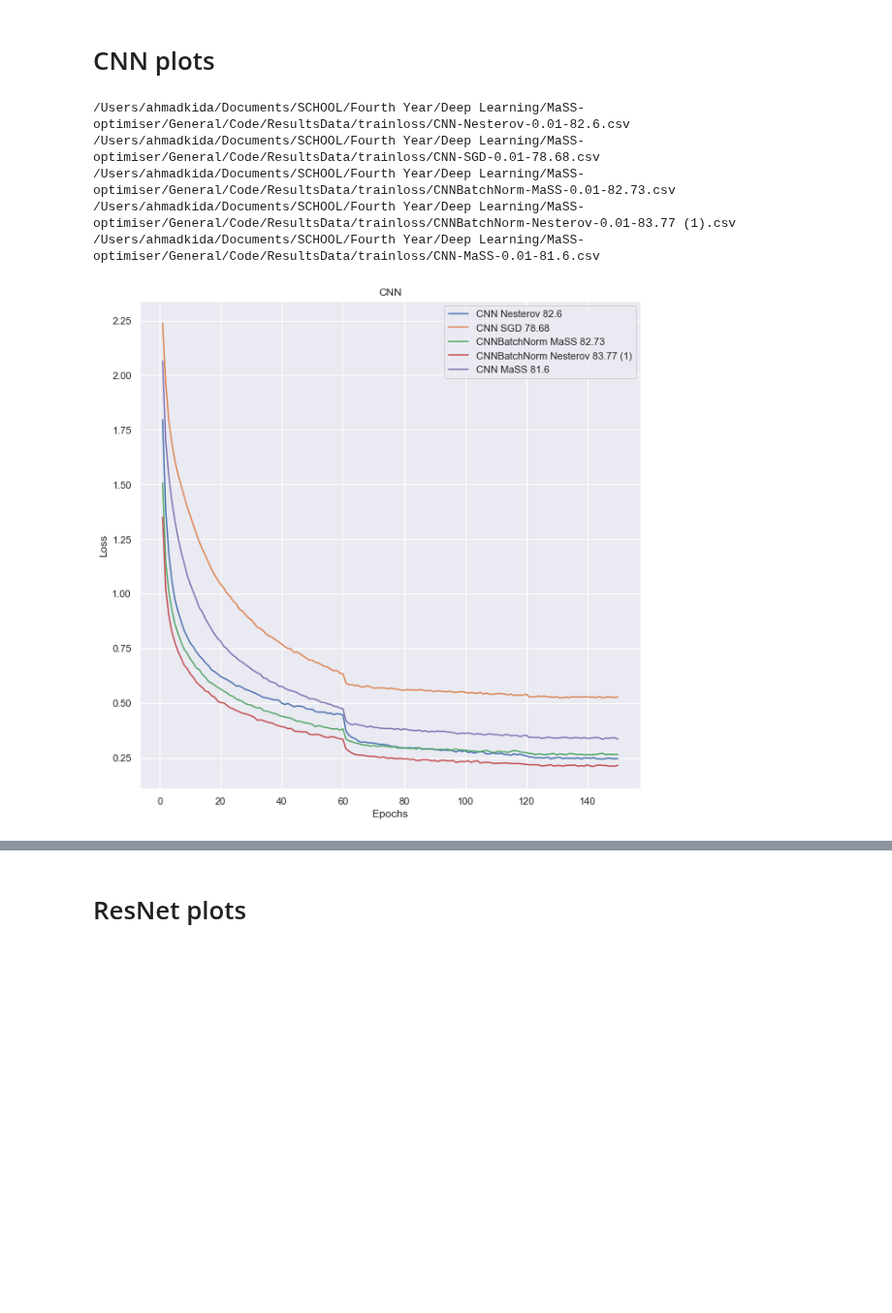
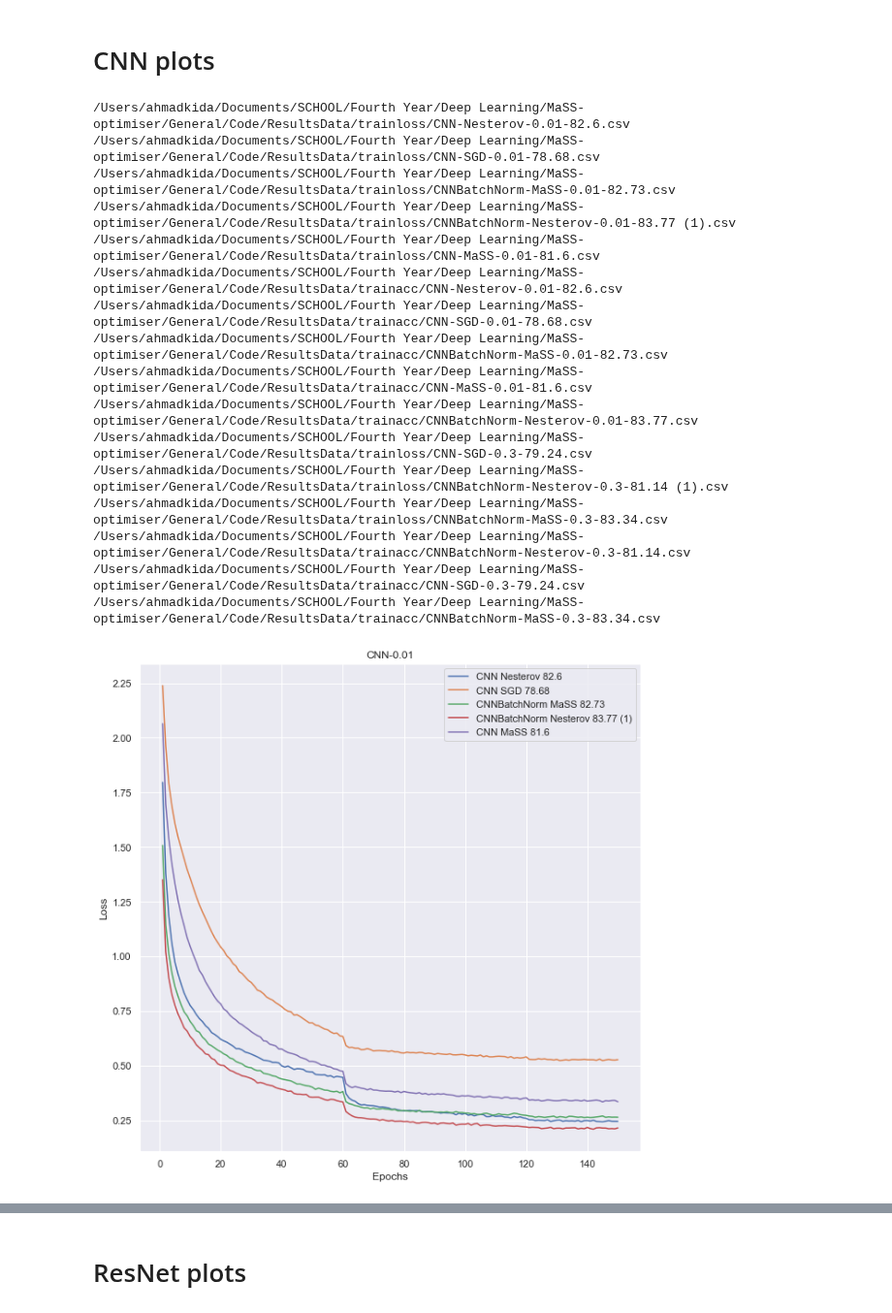
Before and after one commit to COMP6248-Reproducability-Challenge/MaSS-optimiser, a Jupyter notebook: General/Code/Plots.ipynb, the cells around one changed output, grey strips where cells are left out. Shown at 97% size. Saved outputs shown, nothing was run; the diff lists cells and outputs as text; code cells hidden in the pictures; blank space fills up the shorter version.

Commit message:
added all Plots

```diff
--- a/General/Code/Plots.ipynb
+++ b/General/Code/Plots.ipynb
@@ -35,7 +35,7 @@ def makePlots(model, lr, graphType):
         df = pd.read_csv(i, index_col=0)
         plt.plot(df, label=ModelName + ' ' + opt + ' ' + acc)
         plt.xlabel('Epochs')
-        plt.title(model)
+        plt.title(model + '-' + lr)
         if 'loss' in graphType:
             plt.ylabel('Loss')
         else:
@@ -51,18 +51,45 @@ lr = '00'
 graphType = 'validacc'
 # %% [markdown]
 # CNN plots
-# %%
-model = 'CNN'
-lr = '0.01'
-graphType = 'trainloss'
-
-
-
-makePlots(model, lr, graphType)
-# %% [output]
-/Users/ahmadkida/Documents/SCHOOL/Fourth Year/Deep Learning/MaSS-optimiser/General/Code/ResultsData/trainloss/CNN-Nesterov-0.01-82.6.csv
-/Users/ahmadkida/Documents/SCHOOL/Fourth Year/Deep Learning/MaSS-optimiser/General/Code/ResultsData/trainloss/CNN-SGD-0.01-78.68.csv
-/Users/ahmadkida/Documents/SCHOOL/Fourth Year/Deep Learning/MaSS-optimiser/General/Code/ResultsData/trainloss/CNNBatchNorm-MaSS-0.01-82.73.csv
-/Users/ahmadkida/Documents/SCHOOL/Fourth Year/Deep Learning/MaSS-optimiser/General/Code/ResultsData/trainloss/CNNBatchNorm-Nesterov-0.01-83.77 (1).csv
-/Users/ahmadkida/Documents/SCHOOL/Fourth Year/Deep Learning/MaSS-optimiser/General/Code/ResultsData/trainloss/CNN-MaSS-0.01-81.6.csv
-[figure, removed]
+# %%
+model = 'CNN'
+lr = '0.01'
+graphType = 'trainloss'
+
+makePlots(model, lr, graphType)
+
+model = 'CNN'
+lr = '0.01'
+graphType = 'trainacc'
+
+makePlots(model, lr, graphType)
+
+model = 'CNN'
+lr = '0.3'
+graphType = 'trainloss'
+
+makePlots(model, lr, graphType)
+
+model = 'CNN'
+lr = '0.3'
+graphType = 'trainacc'
+
+makePlots(model, lr, graphType)
+# %% [output]
+/Users/ahmadkida/Documents/SCHOOL/Fourth Year/Deep Learning/MaSS-optimiser/General/Code/ResultsData/trainloss/CNN-Nesterov-0.01-82.6.csv
+/Users/ahmadkida/Documents/SCHOOL/Fourth Year/Deep Learning/MaSS-optimiser/General/Code/ResultsData/trainloss/CNN-SGD-0.01-78.68.csv
+/Users/ahmadkida/Documents/SCHOOL/Fourth Year/Deep Learning/MaSS-optimiser/General/Code/ResultsData/trainloss/CNNBatchNorm-MaSS-0.01-82.73.csv
+/Users/ahmadkida/Documents/SCHOOL/Fourth Year/Deep Learning/MaSS-optimiser/General/Code/ResultsData/trainloss/CNNBatchNorm-Nesterov-0.01-83.77 (1).csv
+/Users/ahmadkida/Documents/SCHOOL/Fourth Year/Deep Learning/MaSS-optimiser/General/Code/ResultsData/trainloss/CNN-MaSS-0.01-81.6.csv
+/Users/ahmadkida/Documents/SCHOOL/Fourth Year/Deep Learning/MaSS-optimiser/General/Code/ResultsData/trainacc/CNN-Nesterov-0.01-82.6.csv
+/Users/ahmadkida/Documents/SCHOOL/Fourth Year/Deep Learning/MaSS-optimiser/General/Code/ResultsData/trainacc/CNN-SGD-0.01-78.68.csv
+/Users/ahmadkida/Documents/SCHOOL/Fourth Year/Deep Learning/MaSS-optimiser/General/Code/ResultsData/trainacc/CNNBatchNorm-MaSS-0.01-82.73.csv
+/Users/ahmadkida/Documents/SCHOOL/Fourth Year/Deep Learning/MaSS-optimiser/General/Code/ResultsData/trainacc/CNN-MaSS-0.01-81.6.csv
+/Users/ahmadkida/Documents/SCHOOL/Fourth Year/Deep Learning/MaSS-optimiser/General/Code/ResultsData/trainacc/CNNBatchNorm-Nesterov-0.01-83.77.csv
+/Users/ahmadkida/Documents/SCHOOL/Fourth Year/Deep Learning/MaSS-optimiser/General/Code/ResultsData/trainloss/CNN-SGD-0.3-79.24.csv
+/Users/ahmadkida/Documents/SCHOOL/Fourth Year/Deep Learning/MaSS-optimiser/General/Code/ResultsData/trainloss/CNNBatchNorm-Nesterov-0.3-81.14 (1).csv
+/Users/ahmadkida/Documents/SCHOOL/Fourth Year/Deep Learning/MaSS-optimiser/General/Code/ResultsData/trainloss/CNNBatchNorm-MaSS-0.3-83.34.csv
+/Users/ahmadkida/Documents/SCHOOL/Fourth Year/Deep Learning/MaSS-optimiser/General/Code/ResultsData/trainacc/CNNBatchNorm-Nesterov-0.3-81.14.csv
+/Users/ahmadkida/Documents/SCHOOL/Fourth Year/Deep Learning/MaSS-optimiser/General/Code/ResultsData/trainacc/CNN-SGD-0.3-79.24.csv
+/Users/ahmadkida/Documents/SCHOOL/Fourth Year/Deep Learning/MaSS-optimiser/General/Code/ResultsData/trainacc/CNNBatchNorm-MaSS-0.3-83.34.csv
+[figure, added]
```
Also changed, not shown: parts of 1 cell of this notebook.
